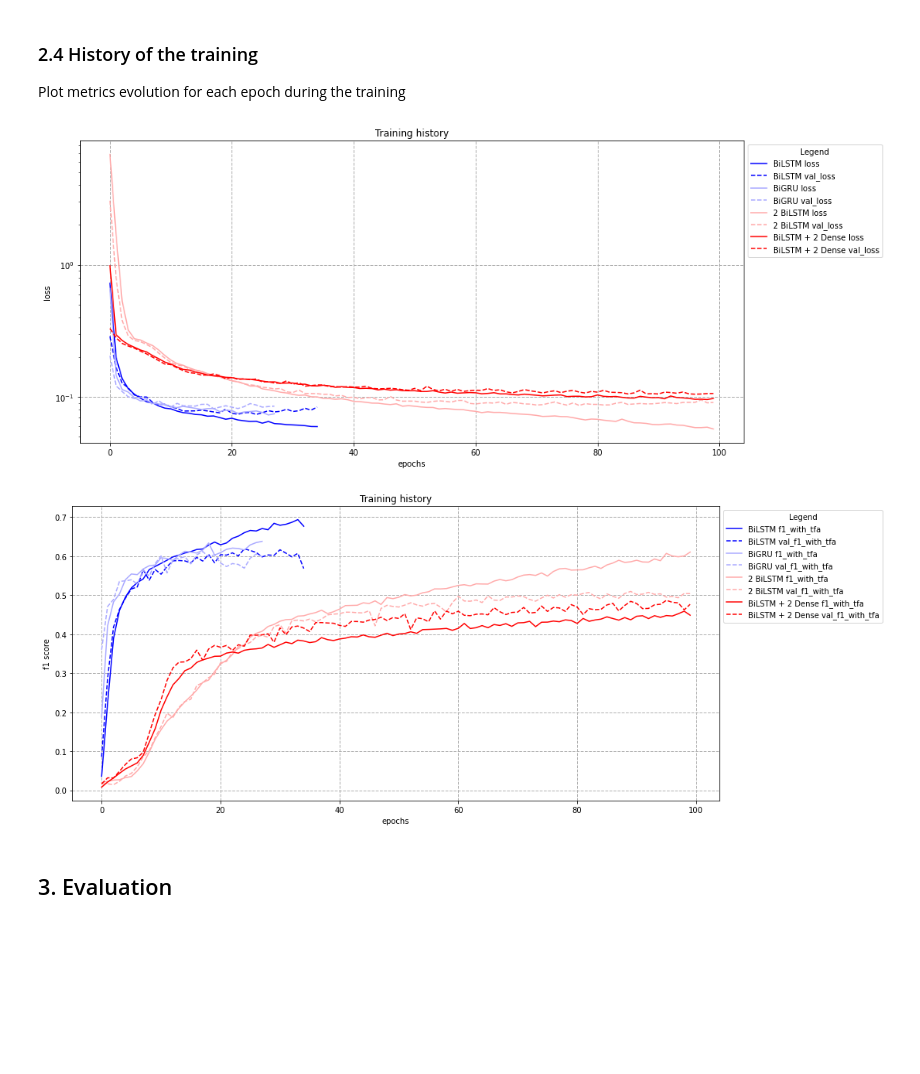
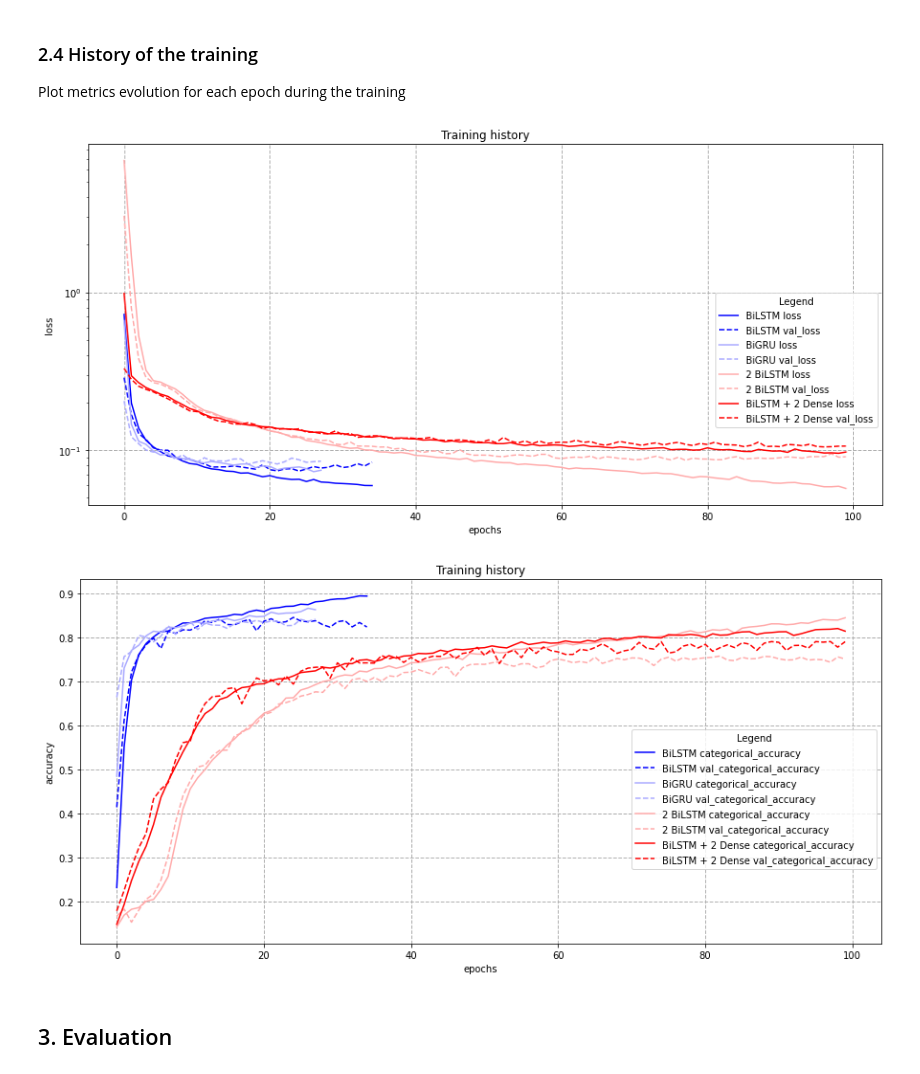
Before and after one commit to gmurro/PartOfSpeechTagging, a Jupyter notebook: POS_tagging.ipynb, the cells around one changed output. Saved outputs shown, nothing was run; the diff lists cells and outputs as text; code cells hidden in the pictures; blank space fills up the shorter version.

Commit message:
Change plot

```diff
--- a/POS_tagging.ipynb
+++ b/POS_tagging.ipynb
@@ -1287,19 +1287,19 @@ def plot_history(models_history, keys, model_names=[], labels=("epochs", "metric
     # Adding legend
     plt.legend(
           title ="Legend",
-          loc ="upper left",
-          bbox_to_anchor =(1.0, 0, 0.5, 1))
+          loc ="best",
+          bbox_to_anchor=(1.0,0.6))
     plt.title("Training history")
     plt.grid(linestyle='--', linewidth=1)
     plt.show()
 # %%
 models_history = [history_bilstm, history_bigru, history_two_bilstm, history_bilstm_two_dense]
 model_names = ["BiLSTM", "BiGRU", "2 BiLSTM", "BiLSTM + 2 Dense"]
 plot_history(models_history, keys=['loss', 'val_loss'], model_names=model_names, labels=("epochs", "loss"), y_scale="log", figsize=(15,7),  cmap='bwr')
-plot_history(models_history, keys=['f1_with_tfa', 'val_f1_with_tfa'], model_names=model_names, labels=("epochs", "f1 score"), figsize=(15,7),  cmap='bwr')
+plot_history(models_history, keys=['categorical_accuracy', 'val_categorical_accuracy'], model_names=model_names, labels=("epochs", "accuracy"), figsize=(15,7),  cmap='bwr')
 # %% [output]
-[figure, old version]
+[figure, new version]
-[figure, old version]
+[figure, new version]
 # %% [markdown]
 ## 3. Evaluation
 # %% [markdown]
```
Also changed, not shown: parts of 1 cell of this notebook.
